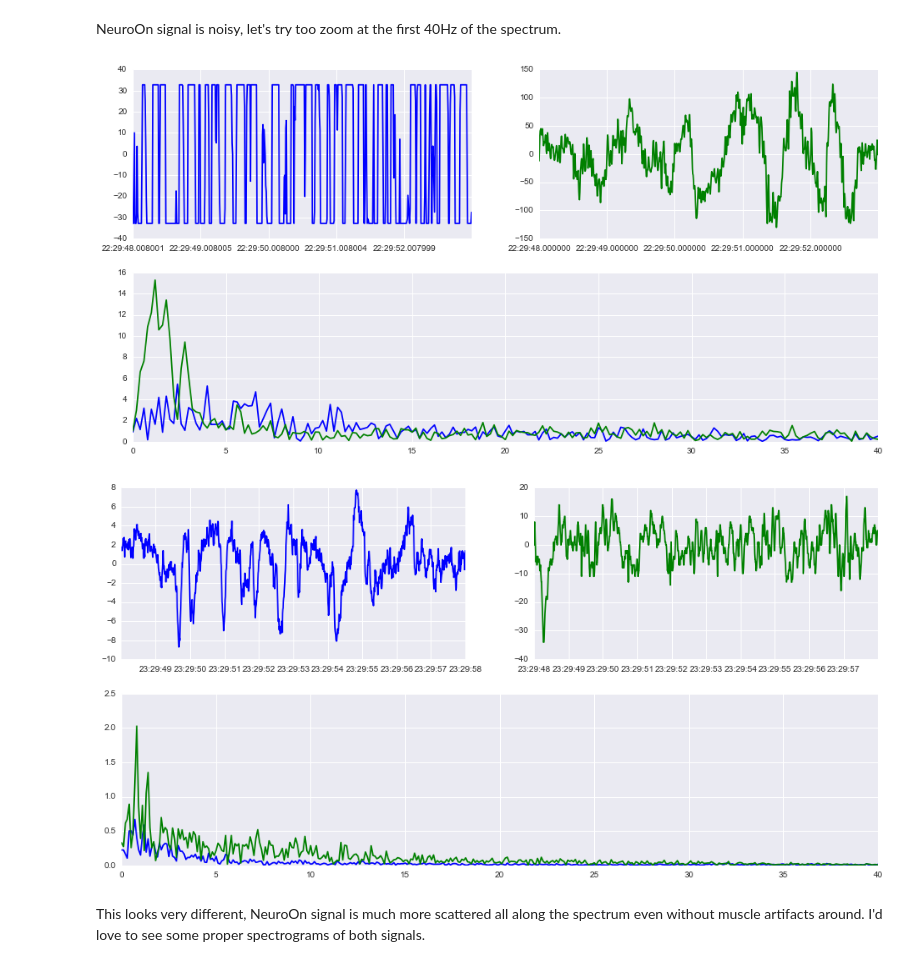
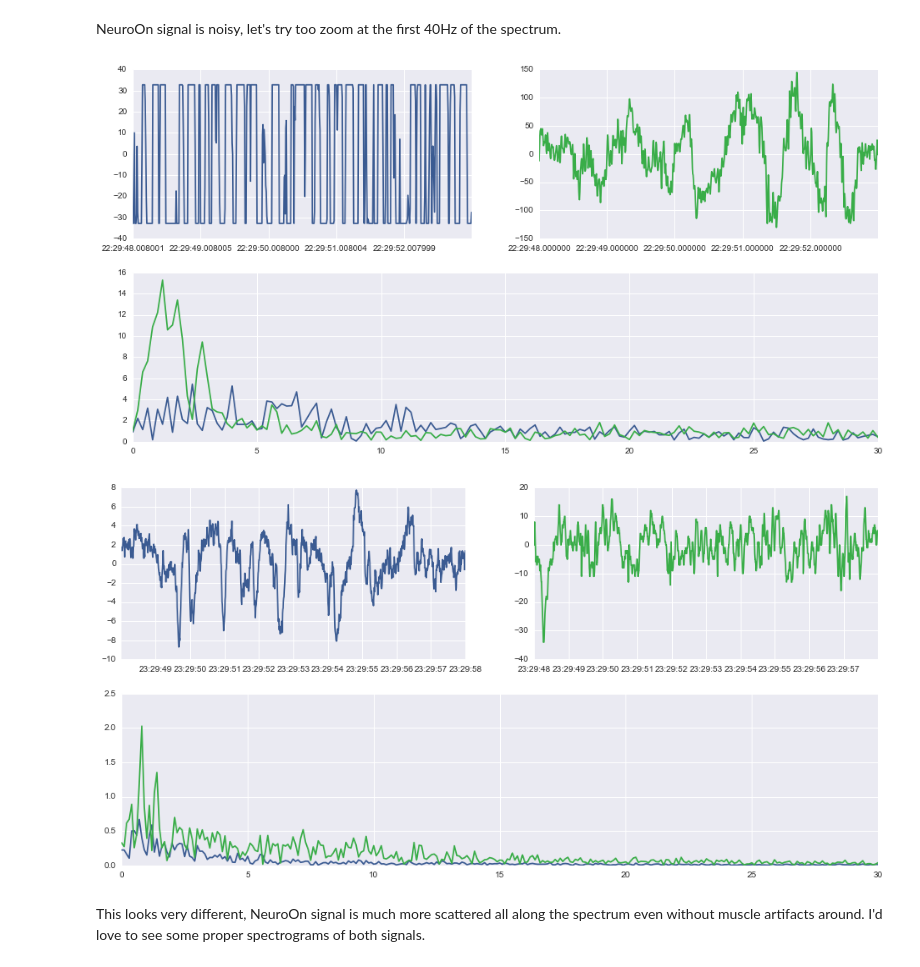
Before and after one commit to pawelngei/neuroon-notebook, a Jupyter notebook: NeuroOn.ipynb, the cells around one changed output. Saved outputs shown, nothing was run; the diff lists cells and outputs as text; code cells hidden in the pictures.

```diff
--- a/NeuroOn.ipynb
+++ b/NeuroOn.ipynb
@@ -241,8 +241,8 @@ def plot_spectrum_fragment(
     edf_title='Aura PSG spectrum'
 ):
     plotting_series = [
-        [223, csv_title, csv_sig, 'blue'],
-        [223, edf_title, edf_sig, 'green']
+        [223, csv_title, csv_sig, sns.xkcd_rgb['denim blue']],
+        [223, edf_title, edf_sig, sns.xkcd_rgb['medium green']]
     ]
     signal_subplot = 221
     for series in plotting_series:
@@ -250,42 +250,42 @@ def plot_spectrum_fragment(
 #         pp.title(series[1])
         signal = series[2]
         color = series[3]
         signal_freq = len(signal[
             signal['timestamp'] < signal['timestamp'][0] + timedelta(seconds=1)
         ])
         time_slice = np.logical_and(
             signal['timestamp'] >= signal['timestamp'][0] + timedelta(seconds=shift),
             signal['timestamp'] < signal['timestamp'][0] + timedelta(seconds=shift + seconds)
         )
         signal_len = len(signal[time_slice])
         signal_y = signal[time_slice]['signal']
         signal_x = signal[time_slice]['timestamp']
         pp.plot(signal_x, signal_y, color)
         signal_subplot += 1
         pp.subplot(212)
         spectrum_y = np.fft.fft(signal_y) / signal_len
         spectrum_x = np.arange(signal_len) / (signal_len / signal_freq)
         half_spectrum = int(signal_len / 2)
         x_axis = spectrum_x[:half_spectrum]
         y_axis = abs(spectrum_y[:half_spectrum])
         if (cap_frequency):
             pp.xlim(0, cap_frequency)
         pp.plot(x_axis, y_axis, color)
     pp.show()
 
 plot_spectrum_fragment(
     no_shifted_signal, psg_signal, seconds=5,
-    shift=0, cap_frequency=40
+    shift=0, cap_frequency=30
 )
 # %% [output]
-[figure, old version]
+[figure, new version]
 # %%
 plot_spectrum_fragment(
     no_shifted_signal, psg_signal, seconds=10,
-    shift=3600, cap_frequency=40
+    shift=3600, cap_frequency=30
 )
 # %% [output]
-[figure, old version]
+[figure, new version]
 # %% [markdown]
 This looks very different, NeuroOn signal is much more scattered all along the spectrum even without muscle artifacts around. I'd love to see some proper spectrograms of both signals.
 # %% [markdown]
```
